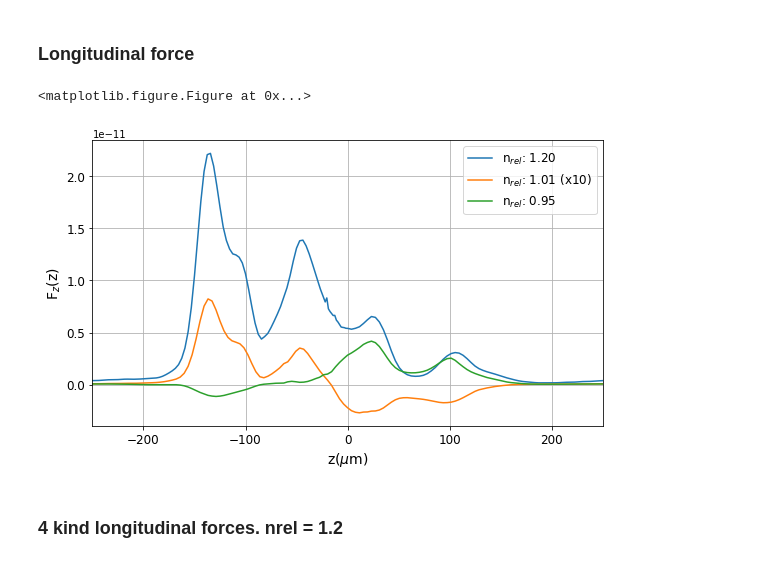
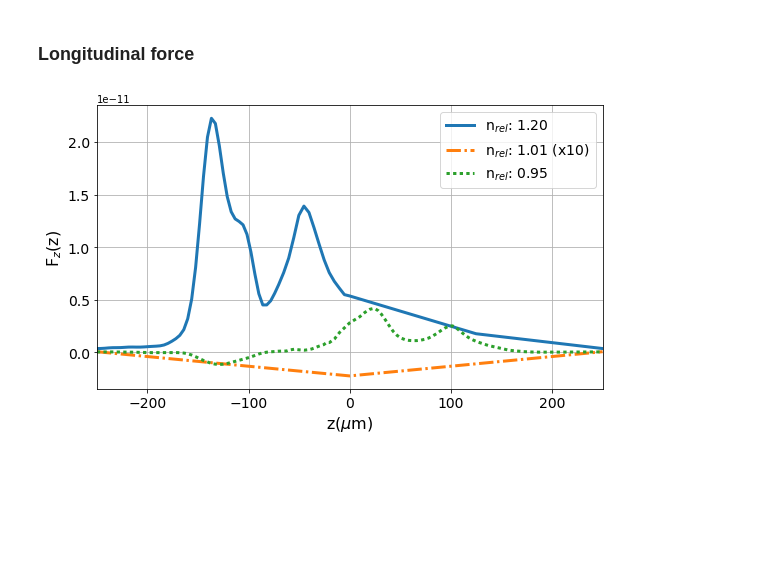
Before and after one commit to arantespp/opticalforces, a Jupyter notebook: examples/imoc2017-vec-frozen-wave/lip-sin-const-fw.ipynb, the cells around one changed output. Drawn from its saved outputs; the diff is of its cells as text; code cells hidden in the pictures; blank space fills up the shorter version.

```diff
--- a/examples/imoc2017-vec-frozen-wave/lip-sin-const-fw.ipynb
+++ b/examples/imoc2017-vec-frozen-wave/lip-sin-const-fw.ipynb
@@ -34,6 +34,7 @@ def lip_sin_const_func(z):
         return 0
 
 vfw2 = VectorialFrozenWave(centered=True)
+vfw2.name = 'lip-sin-const'
 vfw2.vacuum_wavelength = 1064e-9
 vfw2.medium_refractive_index = 1.33
 vfw2.N = 15
@@ -154,46 +257,43 @@ plt.show()
 fig_num += 1
 plt.figure(fig_num, figsize=(5*1.618, 5))
 
 ptc = SphericalParticle()
 ptc.radius = 20e-6
 ptc.medium_refractive_index = 1.33
 
 beam_pos = (0, 0, 0)
 
 paramx = {'param': 'beam_pos_z',
-          'start': -5*L/10,
-          'stop': 5*L/10,
-          'num': 120,}
+          'start': -250e-6,
+          'stop': 250e-6,
+          'num': 3,}
 
 ptc.refractive_index = 1.2*1.33
 X1, F1 = ptc.geo_opt_force(vfw2, beam_pos, force_dir='fz', paramx=paramx)
 label = r'n$_{rel}$: %.2f' % (ptc.refractive_index/1.33)
-plt.plot([x*1e6 for x in X1], [1*f for f in F1], label=label)
+plt.plot([x*1e6 for x in X1], [1*f for f in F1], lw=3, label=label)
 
 ptc.refractive_index = 1.01*1.33
 X2, F2 = ptc.geo_opt_force(vfw2, beam_pos, force_dir='fz', paramx=paramx)
 label = r'n$_{rel}$: %.2f (x10)' % (ptc.refractive_index/1.33)
-plt.plot([x*1e6 for x in X2], [10*f for f in F2], label=label)
+plt.plot([x*1e6 for x in X2], [10*f for f in F2], '-.', lw=3, label=label)
 
 ptc.refractive_index = 0.95*1.33
 X3, F3 = ptc.geo_opt_force(vfw2, beam_pos, force_dir='fz', paramx=paramx)
 label = r'n$_{rel}$: %.2f' % (ptc.refractive_index/1.33)
-plt.plot([x*1e6 for x in X3], [1*f for f in F3], label=label)
+plt.plot([x*1e6 for x in X3], [1*f for f in F3], ':', lw=3, label=label)
 
-plt.xlim([-L*1e6/2, L*1e6/2])
+plt.xlim([paramx['start']*1e6, paramx['stop']*1e6])
 
-plt.legend(fontsize=12, loc=1)
-plt.tick_params(axis='x', labelsize=12)
-plt.tick_params(axis='y', labelsize=12)
-plt.xlabel(r'z($\mu$m)', fontsize=14)
-plt.ylabel(r'F$_z$(z)', fontsize=14)
+plt.legend(fontsize=14, loc=1)
+plt.tick_params(axis='x', labelsize=14)
+plt.tick_params(axis='y', labelsize=14)
+plt.xlabel(r'z($\mu$m)', fontsize=16)
+plt.ylabel(r'F$_z$(z)', fontsize=16)
 plt.grid()
 plt.tight_layout()
 plt.savefig('LIP-sin-const-longit-forces.png')
 
 plt.show()
 # %% [output]
-<matplotlib.figure.Figure at 0x...>
-[figure, old version]
+[figure, new version]
-# %% [markdown]
-### 4 kind longitudinal forces. nrel = 1.2
```
Also changed, not shown: parts of 17 cells of this notebook, 20 other files.
